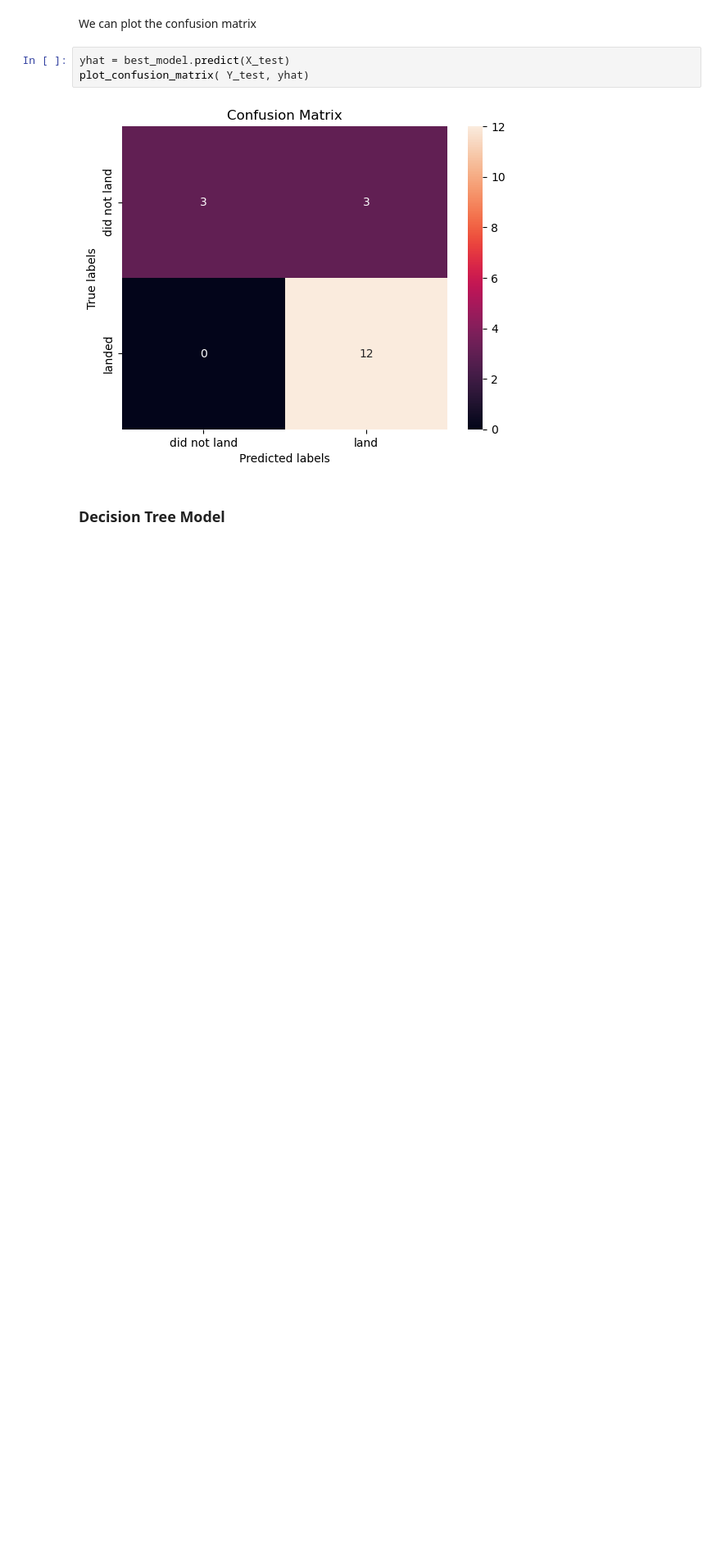
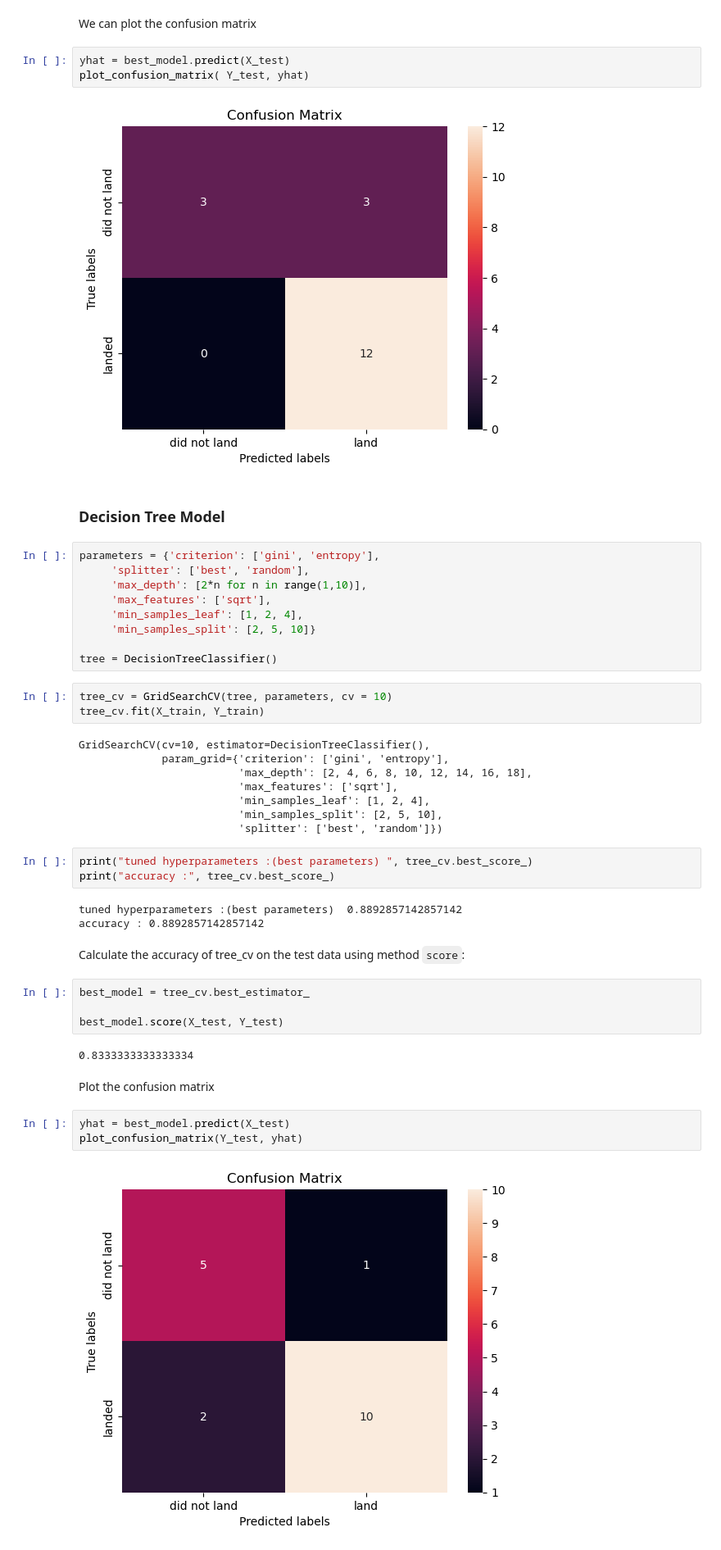
Before and after one commit to ClaudioChavarria/Rocket-Landing-Success-ML, a Jupyter notebook: 04-machine-learning-prediction/04-machine-learning-prediction.ipynb, the cells around one changed output. Shown at 82% size. Drawn from its saved outputs; the diff is of its cells as text; blank space fills up the shorter version.

Commit message:
feat(ml): create a decision tree model

```diff
--- a/04-machine-learning-prediction/04-machine-learning-prediction.ipynb
+++ b/04-machine-learning-prediction/04-machine-learning-prediction.ipynb
@@ -224,3 +224,44 @@ plot_confusion_matrix( Y_test, yhat)
 [figure]
 # %% [markdown]
 ### Decision Tree Model
+# %%
+parameters = {'criterion': ['gini', 'entropy'],
+     'splitter': ['best', 'random'],
+     'max_depth': [2*n for n in range(1,10)],
+     'max_features': ['sqrt'],
+     'min_samples_leaf': [1, 2, 4],
+     'min_samples_split': [2, 5, 10]}
+
+tree = DecisionTreeClassifier()
+# %%
+tree_cv = GridSearchCV(tree, parameters, cv = 10)
+tree_cv.fit(X_train, Y_train)
+# %% [output]
+GridSearchCV(cv=10, estimator=DecisionTreeClassifier(),
+             param_grid={'criterion': ['gini', 'entropy'],
+                         'max_depth': [2, 4, 6, 8, 10, 12, 14, 16, 18],
+                         'max_features': ['sqrt'],
+                         'min_samples_leaf': [1, 2, 4],
+                         'min_samples_split': [2, 5, 10],
+                         'splitter': ['best', 'random']})
+# %%
+print("tuned hyperparameters :(best parameters) ", tree_cv.best_score_)
+print("accuracy :", tree_cv.best_score_)
+# %% [output]
+tuned hyperparameters :(best parameters)  0.8892857142857142
+accuracy : 0.8892857142857142
+# %% [markdown]
+Calculate the accuracy of tree_cv on the test data using method `score`:
+# %%
+best_model = tree_cv.best_estimator_
+
+best_model.score(X_test, Y_test)
+# %% [output]
+0.8333333333333334
+# %% [markdown]
+Plot the confusion matrix
+# %%
+yhat = best_model.predict(X_test)
+plot_confusion_matrix(Y_test, yhat)
+# %% [output]
+[figure, added]
```
